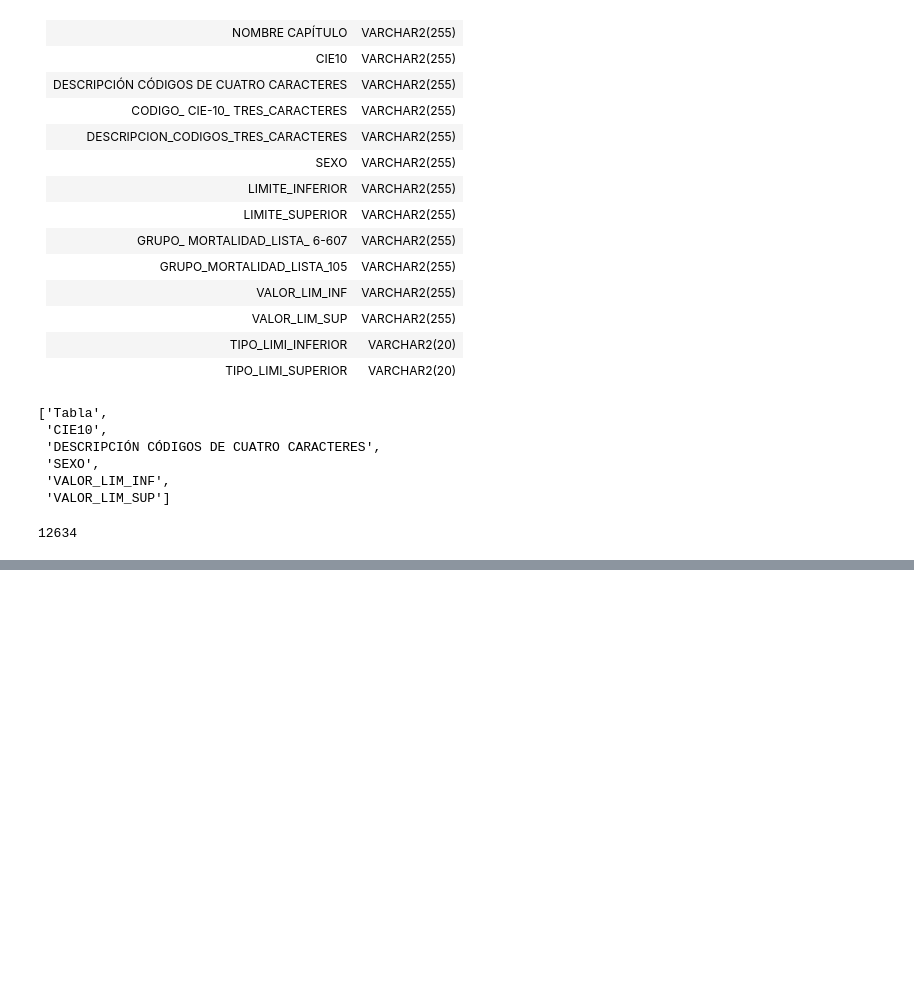
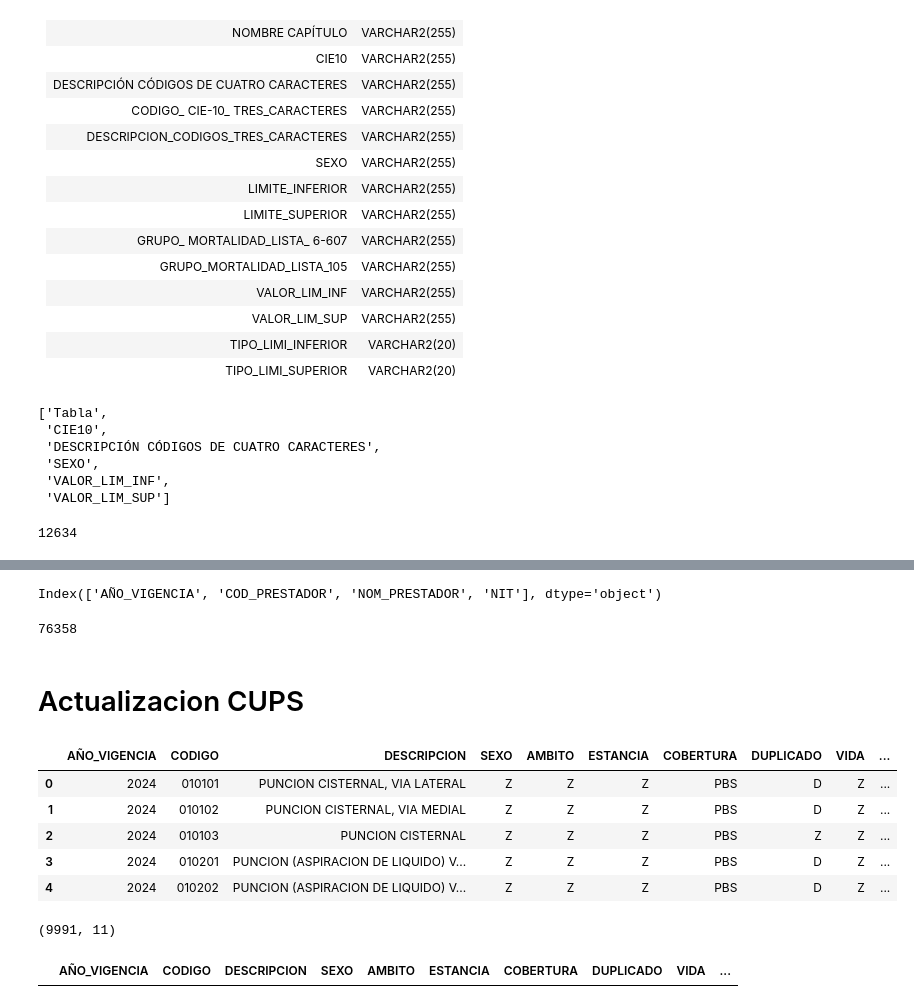
Before and after one commit to Guerrero1442/actualizacion_parametricas_upc, a Jupyter notebook: notebooks/actualizacion_parametricas_upc.ipynb, the cells around one changed output, grey strips where cells are left out. Drawn from its saved outputs; the diff is of its cells as text; code cells hidden in the pictures; blank space fills up the shorter version.

Commit message:
Insercion automatica Insumos, CUPS y REPS

```diff
--- a/notebooks/actualizacion_parametricas_upc.ipynb
+++ b/notebooks/actualizacion_parametricas_upc.ipynb
@@ -149,0 +189,5 @@ df.to_sql('tbl_suf_cie10_2024', con=engine, if_exists='append', index=False)
+# %%
+df_reps.rename(columns={'CÓDIGO HABILITACION':'COD_PRESTADOR','NOMBRE PRESTADOR':'NOM_PRESTADOR','NIT':'NIT'},inplace=True)
+df_reps.columns
+# %% [output]
+Index(['AÑO_VIGENCIA', 'COD_PRESTADOR', 'NOM_PRESTADOR', 'NIT'], dtype='object')
@@ -149,0 +196,42 @@ df.to_sql('tbl_suf_cie10_2024', con=engine, if_exists='append', index=False)
+# %%
+
+with engine.connect() as connection:
+
+    # Crear cursor
+    cursor = connection.connection.cursor()
+
+        # Borra tabla si existe
+    try:
+        cursor.execute(f"""
+            TRUNCATE TABLE tbl_suf_reps_2024
+        """)
+    except Exception as e:
+        print(e)
+
+
+# Hacer la insercion por chunk df_liquidados
+df_reps.to_sql('tbl_suf_reps_2024', con=engine, if_exists='append', index=False)
+# %% [output]
+76358
+# %% [markdown]
+# Actualizacion CUPS
+# %%
+ruta_cups = Path(r"D:\Keralty scripts\Automatizaciones-python\actualizacion_parametricas_upc\extracted_files\Vigencia 2024\2024_TR_CUPS_06_COBERTURA_Res2366_WM_14May2024.xlsb")
+df_cups = pd.read_excel(ruta_cups, skiprows=4, engine='pyxlsb')
+# %%
+df_cups.head()
+# %% [output]
+|  | AÑO_VIGENCIA | CODIGO | DESCRIPCION | SEXO | AMBITO | ESTANCIA | COBERTURA | DUPLICADO | VIDA | ... |
+| 0 | 2024 | 010101 | PUNCION CISTERNAL, VIA LATERAL | Z | Z | Z | PBS | D | Z | ... |
+| 1 | 2024 | 010102 | PUNCION CISTERNAL, VIA MEDIAL | Z | Z | Z | PBS | D | Z | ... |
+| 2 | 2024 | 010103 | PUNCION CISTERNAL | Z | Z | Z | PBS | Z | Z | ... |
+| 3 | 2024 | 010201 | PUNCION (ASPIRACION DE LIQUIDO) V... | Z | Z | Z | PBS | D | Z | ... |
+| 4 | 2024 | 010202 | PUNCION (ASPIRACION DE LIQUIDO) V... | Z | Z | Z | PBS | D | Z | ... |
+# %%
+df_cups.shape
+# %% [output]
+(9991, 11)
+# %%
+df_cups.loc[df_cups.duplicated(subset='CODIGO')]
+# %% [output]
+|  | AÑO_VIGENCIA | CODIGO | DESCRIPCION | SEXO | AMBITO | ESTANCIA | COBERTURA | DUPLICADO | VIDA | ... |
```
Also changed, not shown: parts of 28 cells of this notebook.
